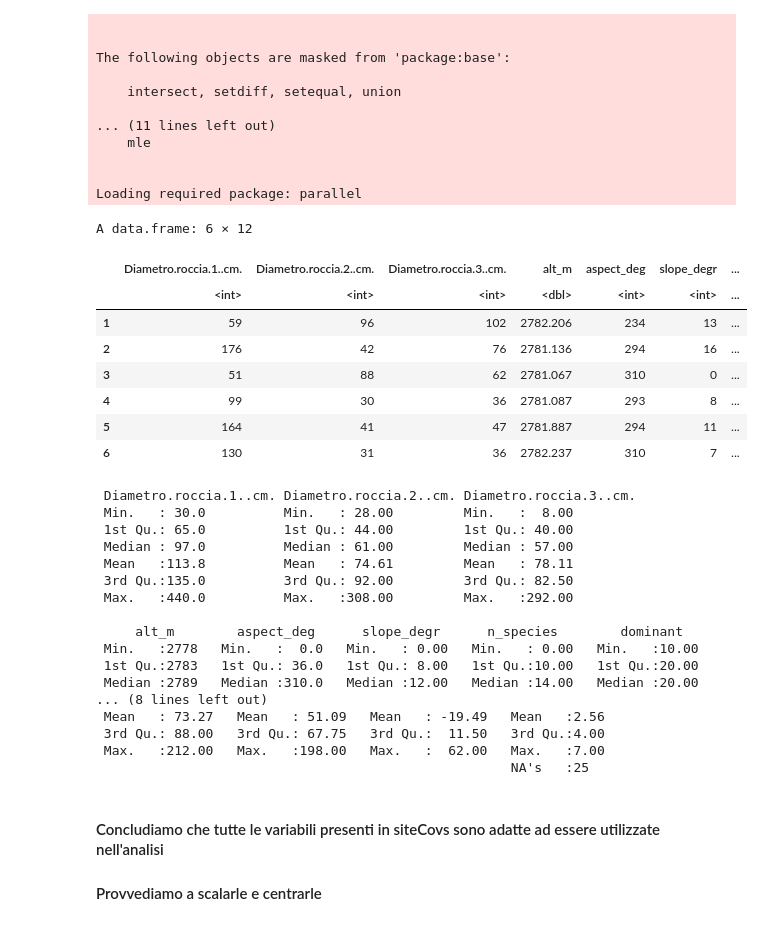
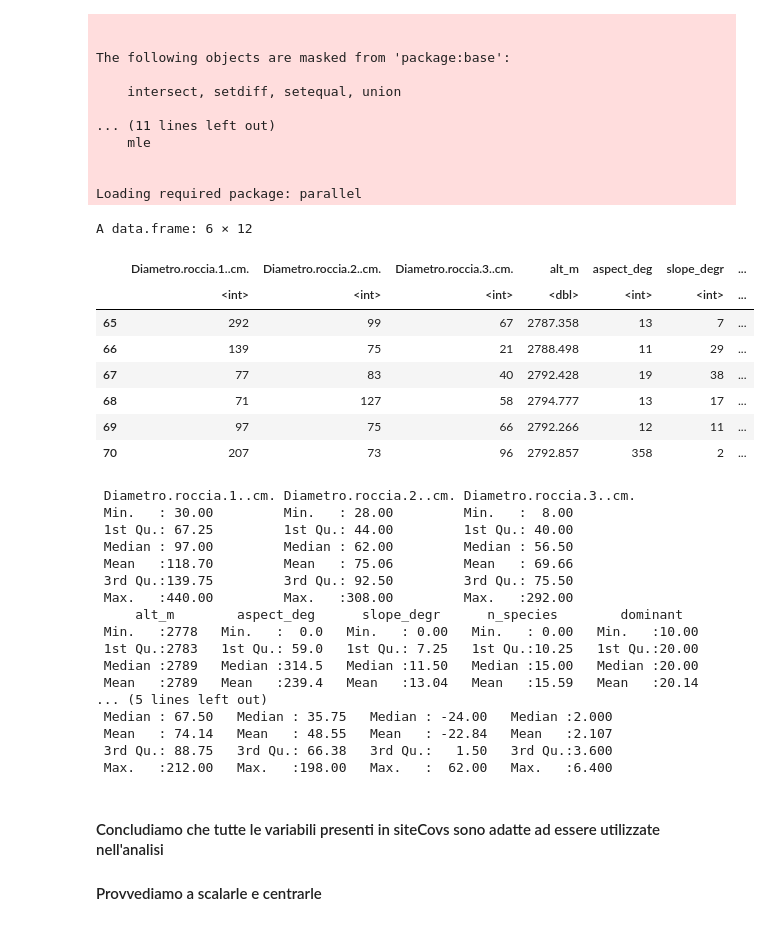
Before and after one commit to GabyOM/Chionomys-nivalis-analysis, a Jupyter notebook: 11. Modelli di Occupancy.ipynb, the cells around one changed output. Cells and saved outputs as stored; diff of their text form; code cells hidden in the pictures.

```diff
--- a/11. Modelli di Occupancy.ipynb
+++ b/11. Modelli di Occupancy.ipynb
@@ -4,7 +4,7 @@
 ### Claudia Gabriela Ochoa Martinez (2020)
 # %%
 #### Inserire l'anno su cui si vuole effettuare l'analisi es. =="2014", "2015", ecc
-anno_analisi <- "2018"
+anno_analisi <- "2015"
 sessione_analisi <- "1"
 # %%
 library(dplyr)
@@ -44,34 +45,43 @@ Datioccas <- read.csv("Dati-elaborati/Dati-occasioni.csv", dec=",", sep=";", hea
 
 # Leggiamo il file relativo alle invarianti ambientali (covariate) -- siteCovs
 siteCovs <- read.csv("Dati-preparazione-modello/Dati-cov-mdr-iqr.csv", dec=",", sep=";", header = TRUE, stringsAsFactors = FALSE)
+# %%
+# Non avendo sufficienti dati sulle ultime 5 trappole, le escludiamo
+catture_effettive <- catture_effettive[1:70,]
+
+orario_occasione <- orario_occasione[1:70,]
+precipitazioni_occasione <- precipitazioni_occasione[1:70,]
+temperatura_occasione <- temperatura_occasione[1:70,]
+velvento_occasione <- velvento_occasione[1:70,]
+siteCovs <- siteCovs[1:70,]
 # %%
-# TRASFORMIAMO le specie vegetali presenti in siteCovs in numeric
+# TRASFORMIAMO le specie vegetali presenti in siteCovs in numeric per evitare singolarità nei modelli
 siteCovs$dominant[siteCovs$dominant != "Graminacee" & siteCovs$dominant != "Muschio"]  <- 30
 siteCovs$dominant[siteCovs$dominant == "Graminacee"]  <- 20
 siteCovs$dominant[siteCovs$dominant == "Muschio"]  <- 10
 siteCovs$dominant <- as.numeric(siteCovs$dominant)
 
 # Seleziono la coperatura vegetale di interesse
 if (anno_analisi %in% c("2014","2015","2016","2017")) {
     siteCovs$cop_veg_ottavi <- siteCovs$Cop_Veg_2015_ottavi
     siteCovs <- subset(siteCovs, select=-c(Cop_Veg_2015_ottavi,Cop_Veg_2018_ottavi))
 } else {
     siteCovs$cop_veg_ottavi <- siteCovs$Cop_Veg_2018_ottavi
     siteCovs <- subset(siteCovs, select=-c(Cop_Veg_2015_ottavi,Cop_Veg_2018_ottavi))
 
 }
 
-head(siteCovs)
+tail(siteCovs)
 # %% [output]
 A data.frame: 6 × 12
 |  | Diametro.roccia.1..cm. | Diametro.roccia.2..cm. | Diametro.roccia.3..cm. | alt_m | aspect_deg | slope_degr | ... |
 |  | <int> | <int> | <int> | <dbl> | <int> | <int> | ... |
-| 1 | 59 | 96 | 102 | 2782.206 | 234 | 13 | ... |
-| 2 | 176 | 42 | 76 | 2781.136 | 294 | 16 | ... |
-| 3 | 51 | 88 | 62 | 2781.067 | 310 | 0 | ... |
-| 4 | 99 | 30 | 36 | 2781.087 | 293 | 8 | ... |
-| 5 | 164 | 41 | 47 | 2781.887 | 294 | 11 | ... |
-| 6 | 130 | 31 | 36 | 2782.237 | 310 | 7 | ... |
+| 65 | 292 | 99 | 67 | 2787.358 | 13 | 7 | ... |
+| 66 | 139 | 75 | 21 | 2788.498 | 11 | 29 | ... |
+| 67 | 77 | 83 | 40 | 2792.428 | 19 | 38 | ... |
+| 68 | 71 | 127 | 58 | 2794.777 | 13 | 17 | ... |
+| 69 | 97 | 75 | 66 | 2792.266 | 12 | 11 | ... |
+| 70 | 207 | 73 | 96 | 2792.857 | 358 | 2 | ... |
 # %%
 # Ricaviamo le colonne oggetto di analisi
 if (exists("sessione_analisi")) {
@@ -86,22 +96,22 @@ catture_effettive_selezionate <- catture_effettive[,colonne_oggetto_analisi]
 summary(siteCovs)
 # %% [output]
  Diametro.roccia.1..cm. Diametro.roccia.2..cm. Diametro.roccia.3..cm.
- Min.   : 30.0          Min.   : 28.00         Min.   :  8.00
- 1st Qu.: 65.0          1st Qu.: 44.00         1st Qu.: 40.00
- Median : 97.0          Median : 61.00         Median : 57.00
- Mean   :113.8          Mean   : 74.61         Mean   : 78.11
- 3rd Qu.:135.0          3rd Qu.: 92.00         3rd Qu.: 82.50
- Max.   :440.0          Max.   :308.00         Max.   :292.00
-
+ Min.   : 30.00         Min.   : 28.00         Min.   :  8.00
+ 1st Qu.: 67.25         1st Qu.: 44.00         1st Qu.: 40.00
+ Median : 97.00         Median : 62.00         Median : 56.50
+ Mean   :118.70         Mean   : 75.06         Mean   : 69.66
+ 3rd Qu.:139.75         3rd Qu.: 92.50         3rd Qu.: 75.50
+ Max.   :440.00         Max.   :308.00         Max.   :292.00
      alt_m        aspect_deg      slope_degr      n_species        dominant
  Min.   :2778   Min.   :  0.0   Min.   : 0.00   Min.   : 0.00   Min.   :10.00
- 1st Qu.:2783   1st Qu.: 36.0   1st Qu.: 8.00   1st Qu.:10.00   1st Qu.:20.00
- Median :2789   Median :310.0   Median :12.00   Median :14.00   Median :20.00
-... (8 lines left out)
- Mean   : 73.27   Mean   : 51.09   Mean   : -19.49   Mean   :2.56
- 3rd Qu.: 88.00   3rd Qu.: 67.75   3rd Qu.:  11.50   3rd Qu.:4.00
- Max.   :212.00   Max.   :198.00   Max.   :  62.00   Max.   :7.00
-                                                     NA's   :25
+ 1st Qu.:2783   1st Qu.: 59.0   1st Qu.: 7.25   1st Qu.:10.25   1st Qu.:20.00
+ Median :2789   Median :314.5   Median :11.50   Median :15.00   Median :20.00
+ Mean   :2789   Mean   :239.4   Mean   :13.04   Mean   :15.59   Mean   :20.14
+... (5 lines left out)
+ Median : 67.50   Median : 35.75   Median : -24.00   Median :2.000
+ Mean   : 74.14   Mean   : 48.55   Mean   : -22.84   Mean   :2.107
+ 3rd Qu.: 88.75   3rd Qu.: 66.38   3rd Qu.:   1.50   3rd Qu.:3.600
+ Max.   :212.00   Max.   :198.00   Max.   :  62.00   Max.   :6.400
 # %% [markdown]
 #### Concludiamo che tutte le variabili presenti in siteCovs sono adatte ad essere utilizzate nell'analisi
 #### Provvediamo a scalarle e centrarle
```
Also changed, not shown: parts of 22 cells of this notebook, 13 other files.
